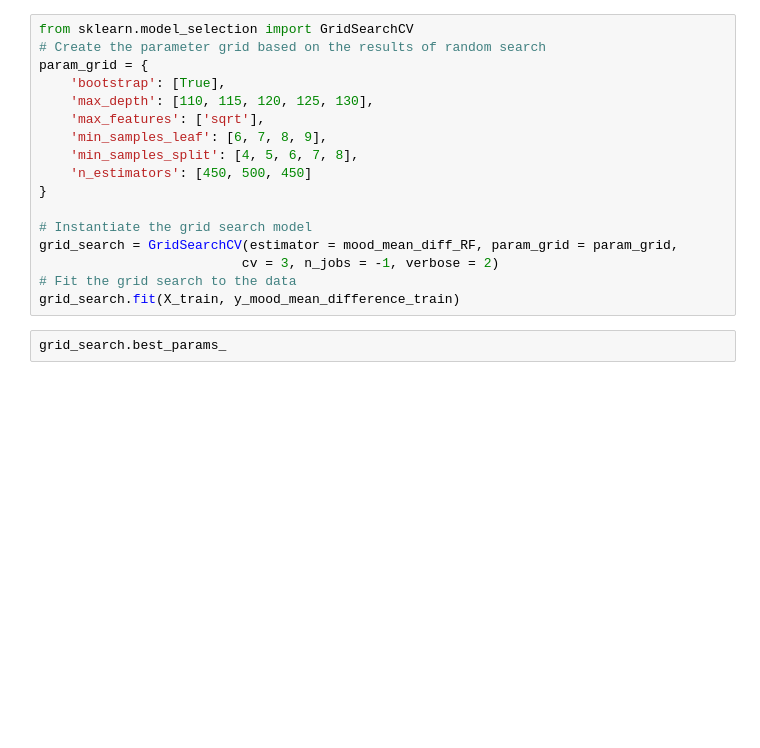
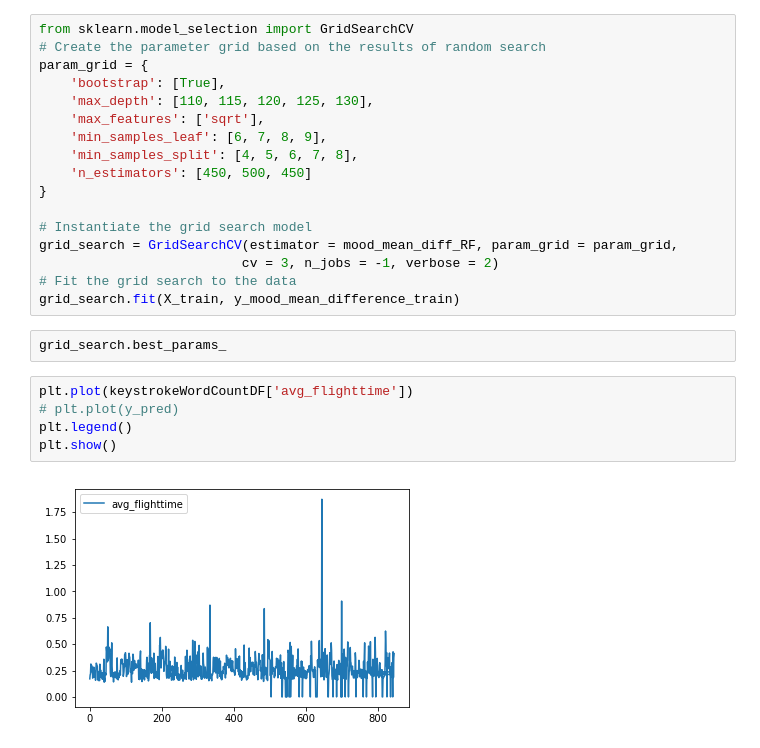
Before and after one commit to xujenna/thesis_explorations, a Jupyter notebook: trackers/_analyses/rolling_mean_model.ipynb, the cells around one changed output. Drawn from its saved outputs; the diff is of its cells as text; blank space fills up the shorter version.

```diff
--- a/trackers/_analyses/rolling_mean_model.ipynb
+++ b/trackers/_analyses/rolling_mean_model.ipynb
@@ -495,3 +495,10 @@ grid_search = GridSearchCV(estimator = mood_mean_diff_RF, param_grid = param_gri
 grid_search.fit(X_train, y_mood_mean_difference_train)
 # %%
 grid_search.best_params_
+# %%
+plt.plot(keystrokeWordCountDF['avg_flighttime'])
+# plt.plot(y_pred)
+plt.legend()
+plt.show()
+# %% [output]
+[figure, added]
```
Also changed, not shown: 13 other files.
